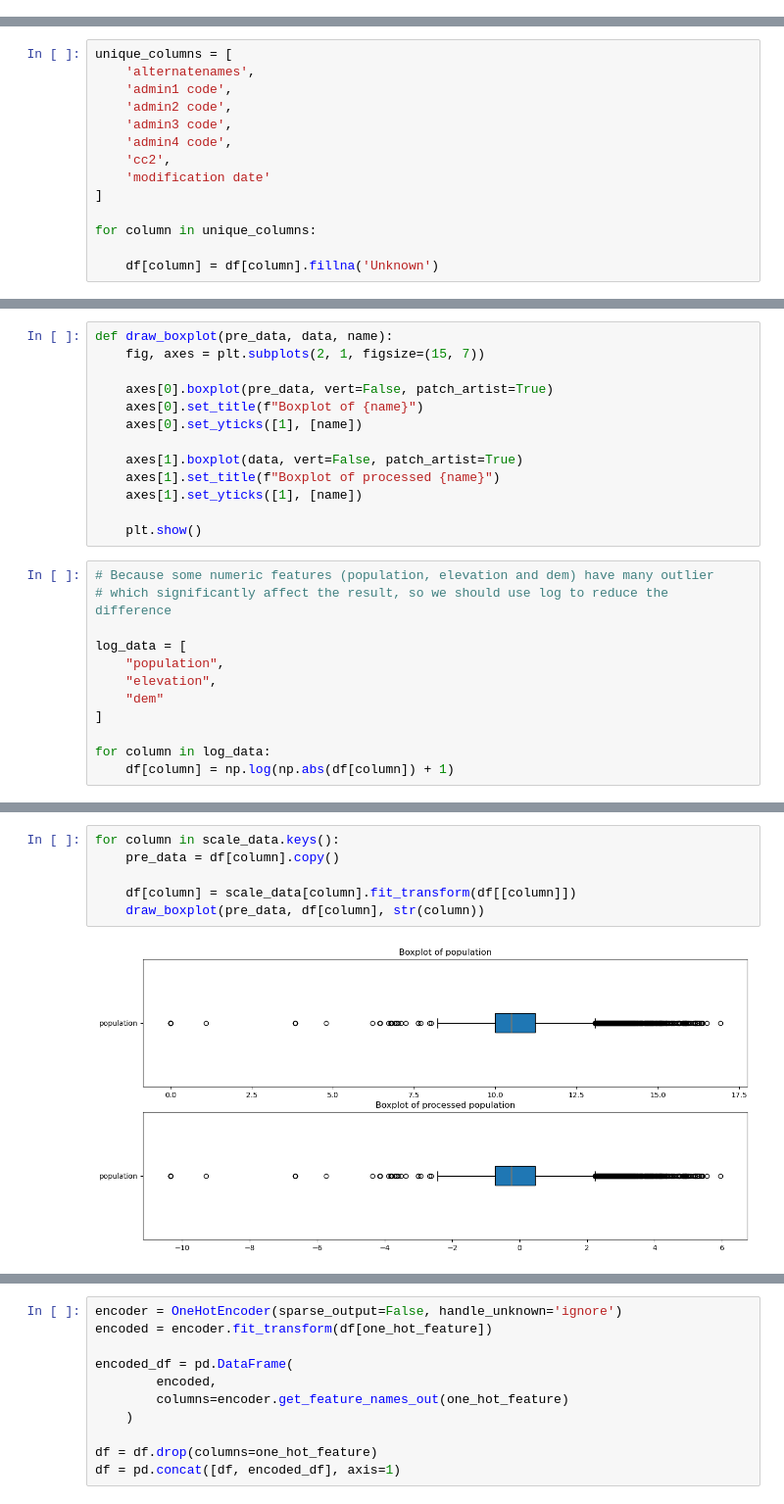
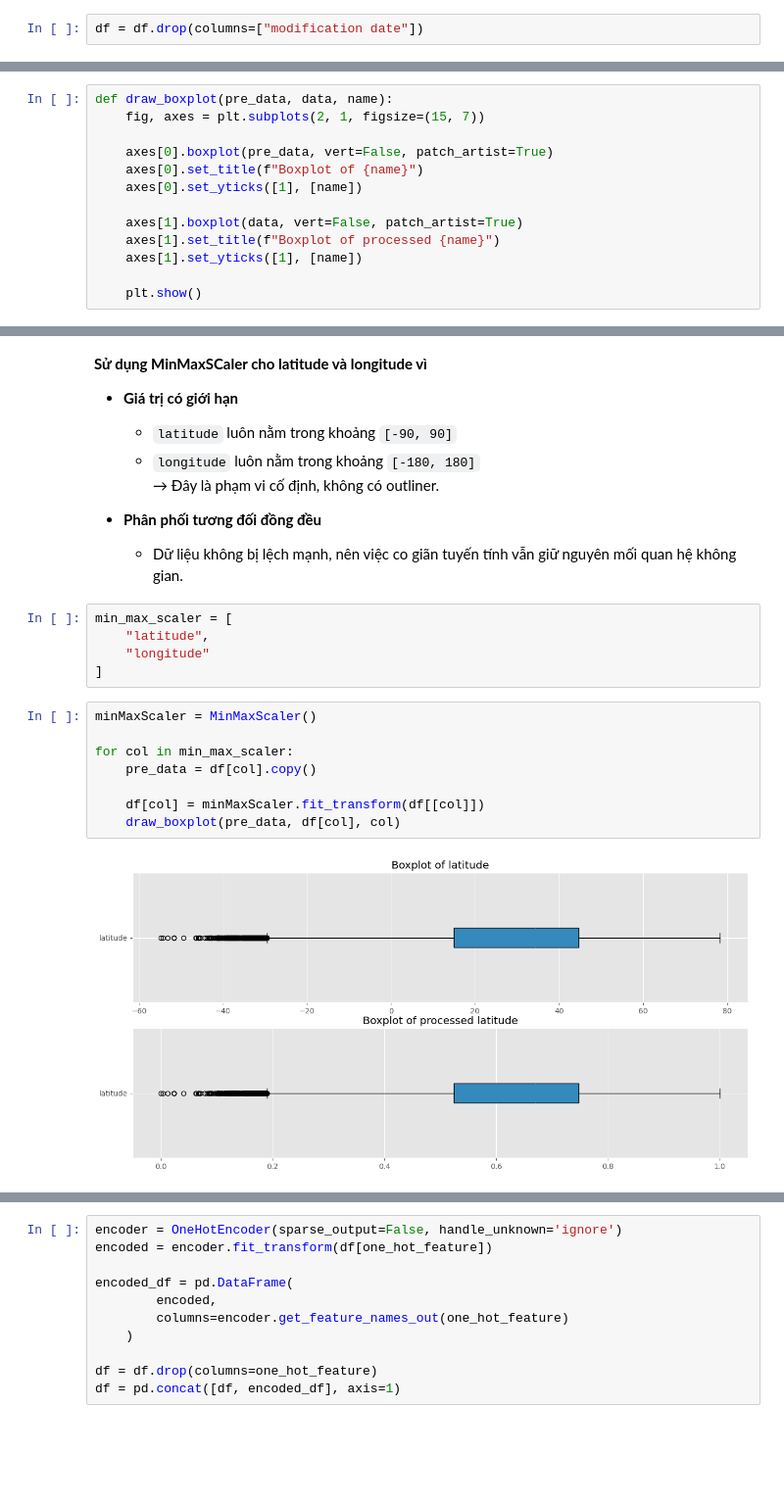
Before and after one commit to PhuocPhat1005/LAB01-DATAMINING, a Jupyter notebook: 02_tabular_preprocessing.ipynb, the cells around one changed output, grey strips where cells are left out. Shown: that part at 98% size. Drawn from its saved outputs; the diff is of its cells as text; blank space fills up the shorter version.

```diff
--- a/02_tabular_preprocessing.ipynb
+++ b/02_tabular_preprocessing.ipynb
@@ -113,0 +411,2 @@ Drop dòng chứa geonameid null
+# %%
+df = df.drop(columns=["modification date"])
@@ -205,14 +531,0 @@ for column in mode_columns:
-# %%
-unique_columns = [
-    'alternatenames',
-    'admin1 code',
-    'admin2 code',
-    'admin3 code',
-    'admin4 code',
-    'cc2',
-    'modification date'
-]
-
-for column in unique_columns:
-
-    df[column] = df[column].fillna('Unknown')
@@ -256,15 +599,3 @@ def draw_boxplot(pre_data, data, name):
     axes[1].set_yticks([1], [name])
 
     plt.show()
-# %%
-# Because some numeric features (population, elevation and dem) have many outlier
-# which significantly affect the result, so we should use log to reduce the difference
-
-log_data = [
-    "population",
-    "elevation",
-    "dem"
-]
-
-for column in log_data:
-    df[column] = np.log(np.abs(df[column]) + 1)
@@ -279,8 +629,25 @@ scale_data = {
+# %% [markdown]
+**Sử dụng MinMaxSCaler cho latitude và longitude vì**
+
+* **Giá trị có giới hạn**
+  - `latitude` luôn nằm trong khoảng `[-90, 90]`
+  - `longitude` luôn nằm trong khoảng `[-180, 180]`
+  → Đây là phạm vi cố định, không có outliner.
+
+* **Phân phối tương đối đồng đều**
+  - Dữ liệu không bị lệch mạnh, nên việc co giãn tuyến tính vẫn giữ nguyên mối quan hệ không gian.
+# %%
+min_max_scaler = [
+    "latitude",
+    "longitude"
+]
 # %%
-for column in scale_data.keys():
-    pre_data = df[column].copy()
+minMaxScaler = MinMaxScaler()
 
-    df[column] = scale_data[column].fit_transform(df[[column]])
-    draw_boxplot(pre_data, df[column], str(column))
+for col in min_max_scaler:
+    pre_data = df[col].copy()
+
+    df[col] = minMaxScaler.fit_transform(df[[col]])
+    draw_boxplot(pre_data, df[col], col)
 # %% [output]
-[figure, old version]
+[figure, new version]
```
Also changed, not shown: parts of 145 cells of this notebook, 1 other file.
